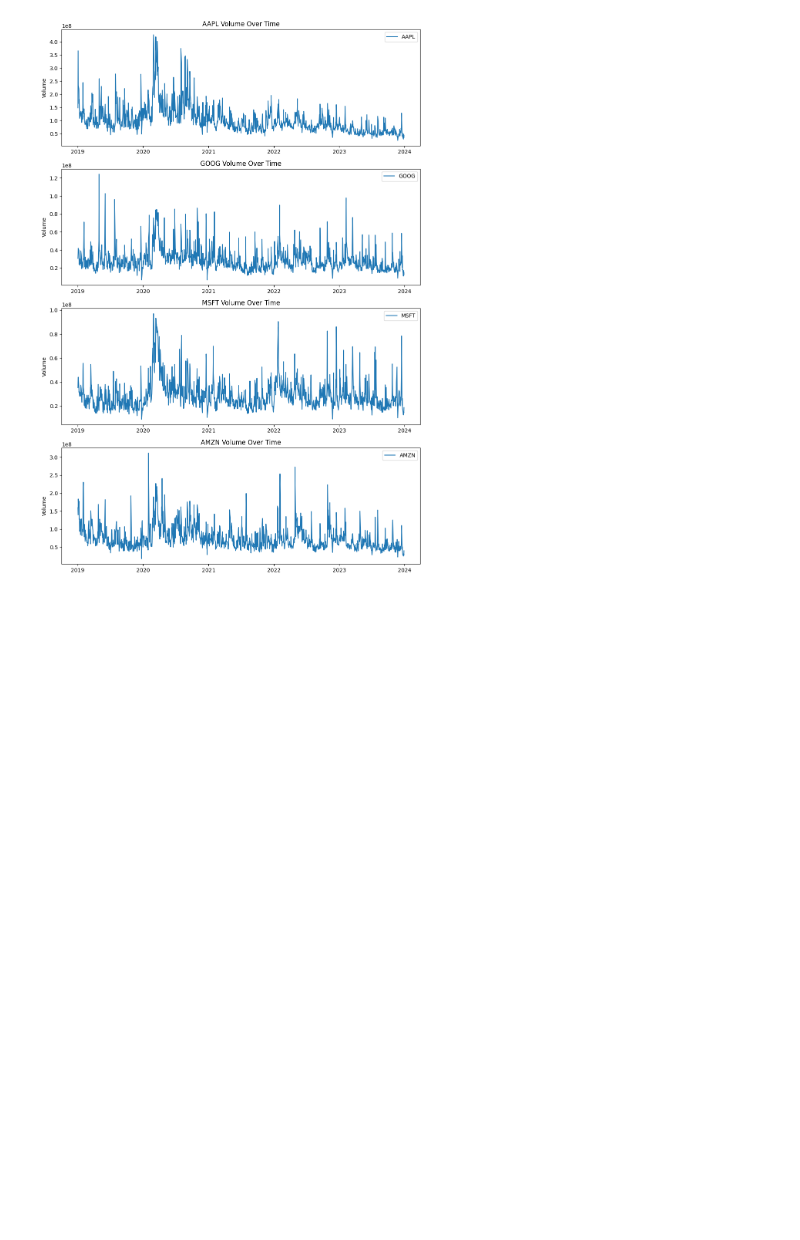
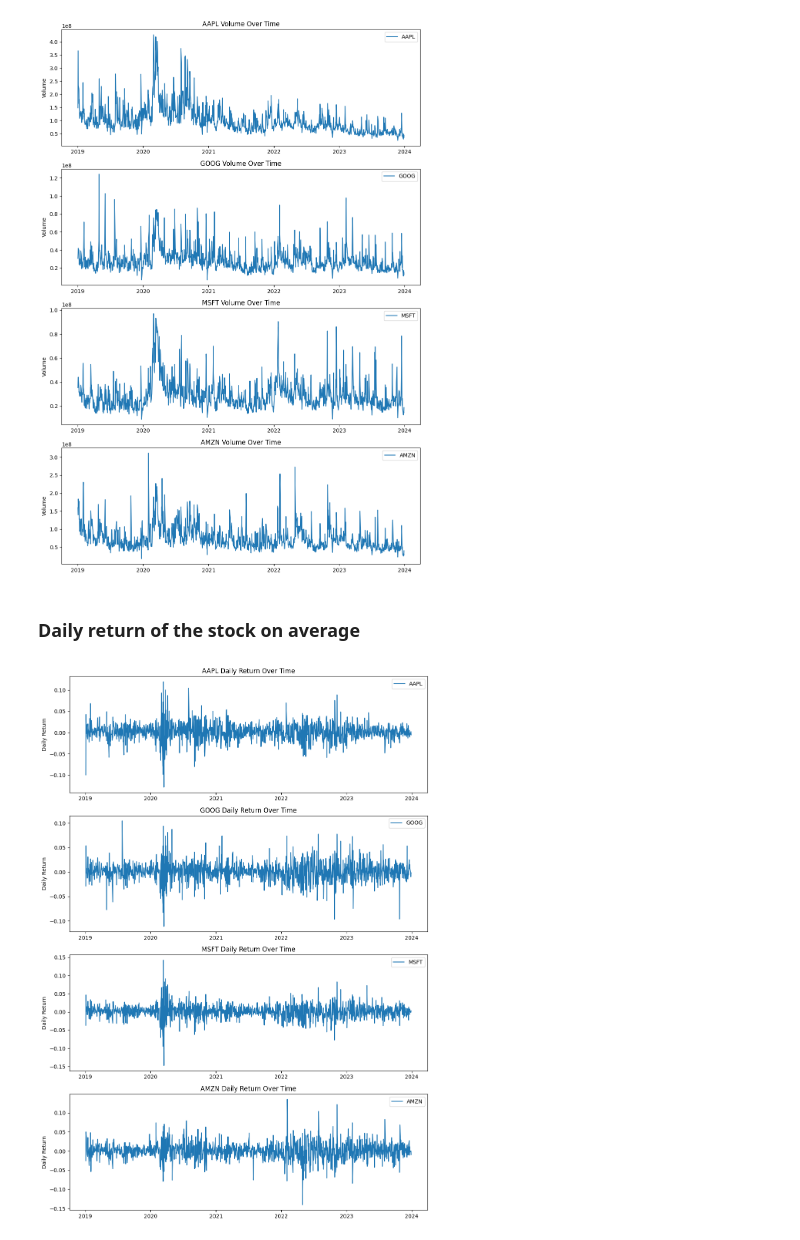
Before and after one commit to jhuan35/jpmc-qr-mentorship, a Jupyter notebook: lstm.ipynb, the cells around one changed output. Saved outputs shown, nothing was run; the diff lists cells and outputs as text; code cells hidden in the pictures; blank space fills up the shorter version.

Commit message:
daily return, moving average

```diff
--- a/lstm.ipynb
+++ b/lstm.ipynb
@@ -131,3 +154,18 @@ for i, ticker in enumerate(historical_data):
     axs[i].legend()
 # %% [output]
 [figure]
+# %% [markdown]
+### Daily return of the stock on average
+# %%
+for ticker in ticker_symbols:
+    historical_data[ticker]['Daily Return'] = historical_data[ticker]['Close'].pct_change()
+# %%
+fig, axs = plt.subplots(4, 1, figsize=(12, 18), sharex=False)
+
+for i, ticker in enumerate(historical_data):
+    axs[i].plot(historical_data[ticker].index, historical_data[ticker]['Daily Return'], label=ticker)
+    axs[i].set_title(f'{ticker} Daily Return Over Time')
+    axs[i].set_ylabel('Daily Return')
+    axs[i].legend()
+# %% [output]
+[figure, added]
```
Also changed, not shown: parts of 11 cells of this notebook, 1 other file.
